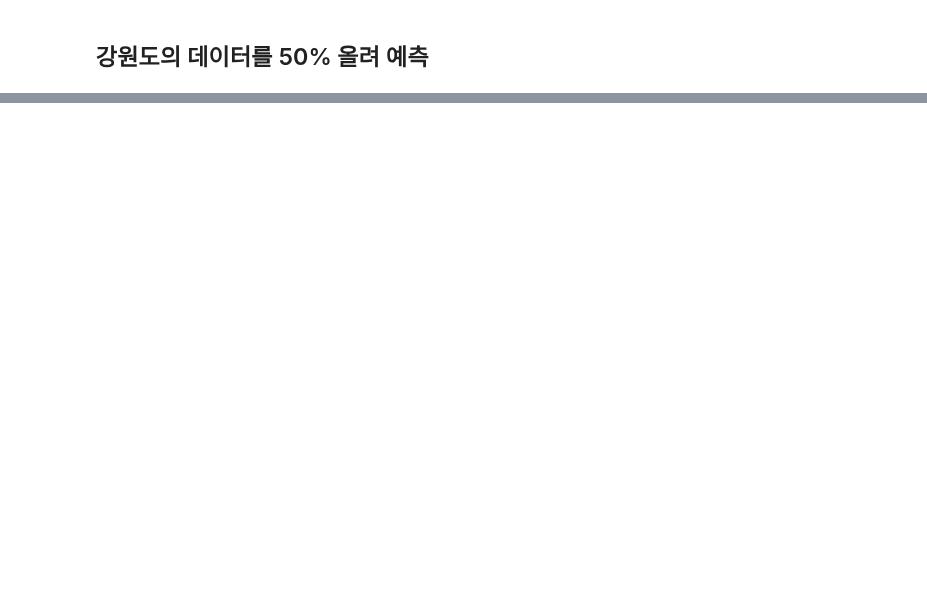
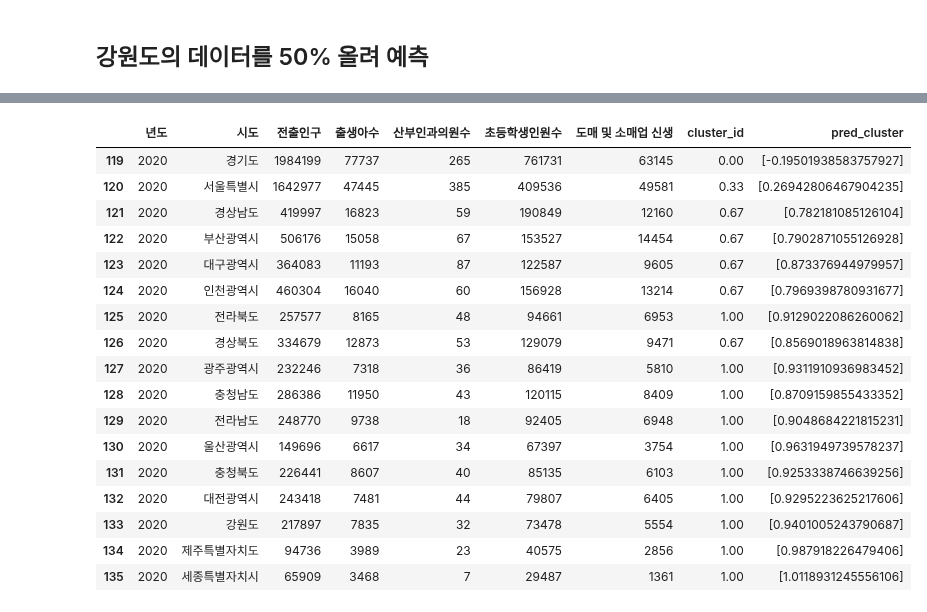
Before and after one commit to vxornjs11/Pytone_Flutter, a Jupyter notebook: Python/Note/companies/미래 예측2.ipynb, the cells around one changed output, grey strips where cells are left out. Cells and saved outputs as stored; diff of their text form; code cells hidden in the pictures; blank space fills up the shorter version.

```diff
--- a/Python/Note/companies/미래 예측2.ipynb
+++ b/Python/Note/companies/미래 예측2.ipynb
@@ -309,3 +309,24 @@ print(lr.predict([[322396, 10980, 34, 83187, 49143]]))
 # import joblib
 # filename = "../../Data/companies/lr_all.h5"
 # joblib.dump(lr, filename)
+# %%
+df_km[df_km['년도'] == 2020]
+# %% [output]
+|  | 년도 | 시도 | 전출인구 | 출생아수 | 산부인과의원수 | 초등학생인원수 | 도매 및 소매업 신생 | cluster_id | pred_cluster |
+| 119 | 2020 | 경기도 | 1984199 | 77737 | 265 | 761731 | 63145 | 0.00 | [-0.19501938583757927] |
+| 120 | 2020 | 서울특별시 | 1642977 | 47445 | 385 | 409536 | 49581 | 0.33 | [0.26942806467904235] |
+| 121 | 2020 | 경상남도 | 419997 | 16823 | 59 | 190849 | 12160 | 0.67 | [0.782181085126104] |
+| 122 | 2020 | 부산광역시 | 506176 | 15058 | 67 | 153527 | 14454 | 0.67 | [0.7902871055126928] |
+| 123 | 2020 | 대구광역시 | 364083 | 11193 | 87 | 122587 | 9605 | 0.67 | [0.873376944979957] |
+| 124 | 2020 | 인천광역시 | 460304 | 16040 | 60 | 156928 | 13214 | 0.67 | [0.7969398780931677] |
+| 125 | 2020 | 전라북도 | 257577 | 8165 | 48 | 94661 | 6953 | 1.00 | [0.9129022086260062] |
+| 126 | 2020 | 경상북도 | 334679 | 12873 | 53 | 129079 | 9471 | 0.67 | [0.8569018963814838] |
+| 127 | 2020 | 광주광역시 | 232246 | 7318 | 36 | 86419 | 5810 | 1.00 | [0.9311910936983452] |
+| 128 | 2020 | 충청남도 | 286386 | 11950 | 43 | 120115 | 8409 | 1.00 | [0.8709159855433352] |
+| 129 | 2020 | 전라남도 | 248770 | 9738 | 18 | 92405 | 6948 | 1.00 | [0.9048684221815231] |
+| 130 | 2020 | 울산광역시 | 149696 | 6617 | 34 | 67397 | 3754 | 1.00 | [0.9631949739578237] |
+| 131 | 2020 | 충청북도 | 226441 | 8607 | 40 | 85135 | 6103 | 1.00 | [0.9253338746639256] |
+| 132 | 2020 | 대전광역시 | 243418 | 7481 | 44 | 79807 | 6405 | 1.00 | [0.9295223625217606] |
+| 133 | 2020 | 강원도 | 217897 | 7835 | 32 | 73478 | 5554 | 1.00 | [0.9401005243790687] |
+| 134 | 2020 | 제주특별자치도 | 94736 | 3989 | 23 | 40575 | 2856 | 1.00 | [0.987918226479406] |
+| 135 | 2020 | 세종특별자치시 | 65909 | 3468 | 7 | 29487 | 1361 | 1.00 | [1.0118931245556106] |
```
Also changed, not shown: parts of 14 cells of this notebook, 10 other files.
